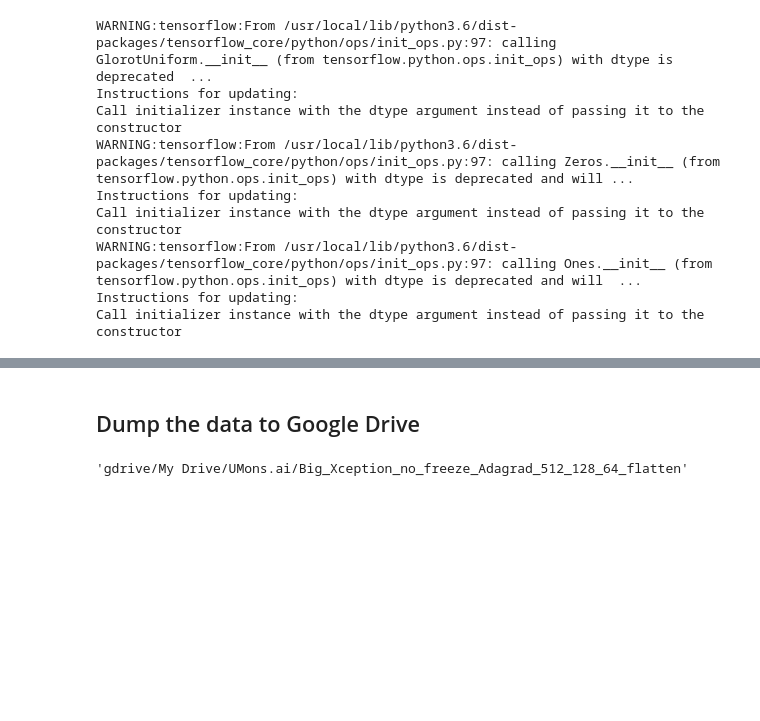
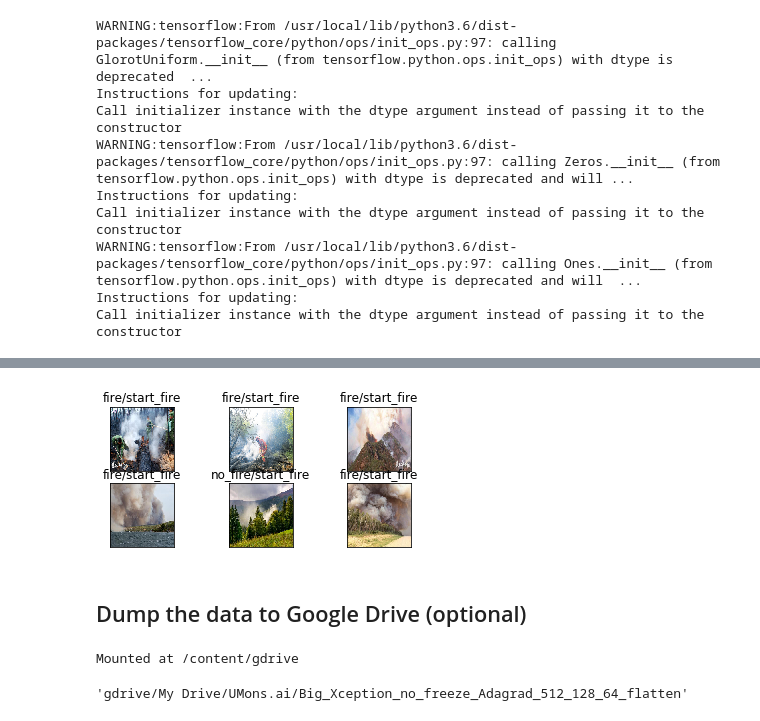
Before and after one commit to renaud-florquin/hands_on_AI, a Jupyter notebook: defis/defi1/forest/FireForest_training.ipynb, the cells around one changed output, grey strips where cells are left out. Cells and saved outputs as stored; diff of their text form; code cells hidden in the pictures; blank space fills up the shorter version.

```diff
--- a/defis/defi1/forest/FireForest_training.ipynb
+++ b/defis/defi1/forest/FireForest_training.ipynb
@@ -399,0 +281,2 @@ plt.imshow(x)
+# %%
+bad_classified = forest_tools.scan_and_classify_image(best_model_file, test_dir, hyper_params)
@@ -400,5 +301,13 @@ plt.imshow(x)
+# %%
+forest_tools.display_images(bad_classified[:6], img_columns=3)
+# %% [output]
+[figure, added]
 # %% [markdown]
-## Dump the data to Google Drive
+## Dump the data to Google Drive (optional)
+# %%
+drive.mount('/content/gdrive', force_remount=True)
+# %% [output]
+Mounted at /content/gdrive
 # %%
 with open('results/meta_parameters.json', 'w') as f:
   json.dump(hyper_params, f)
```
Also changed, not shown: parts of 44 cells of this notebook.
